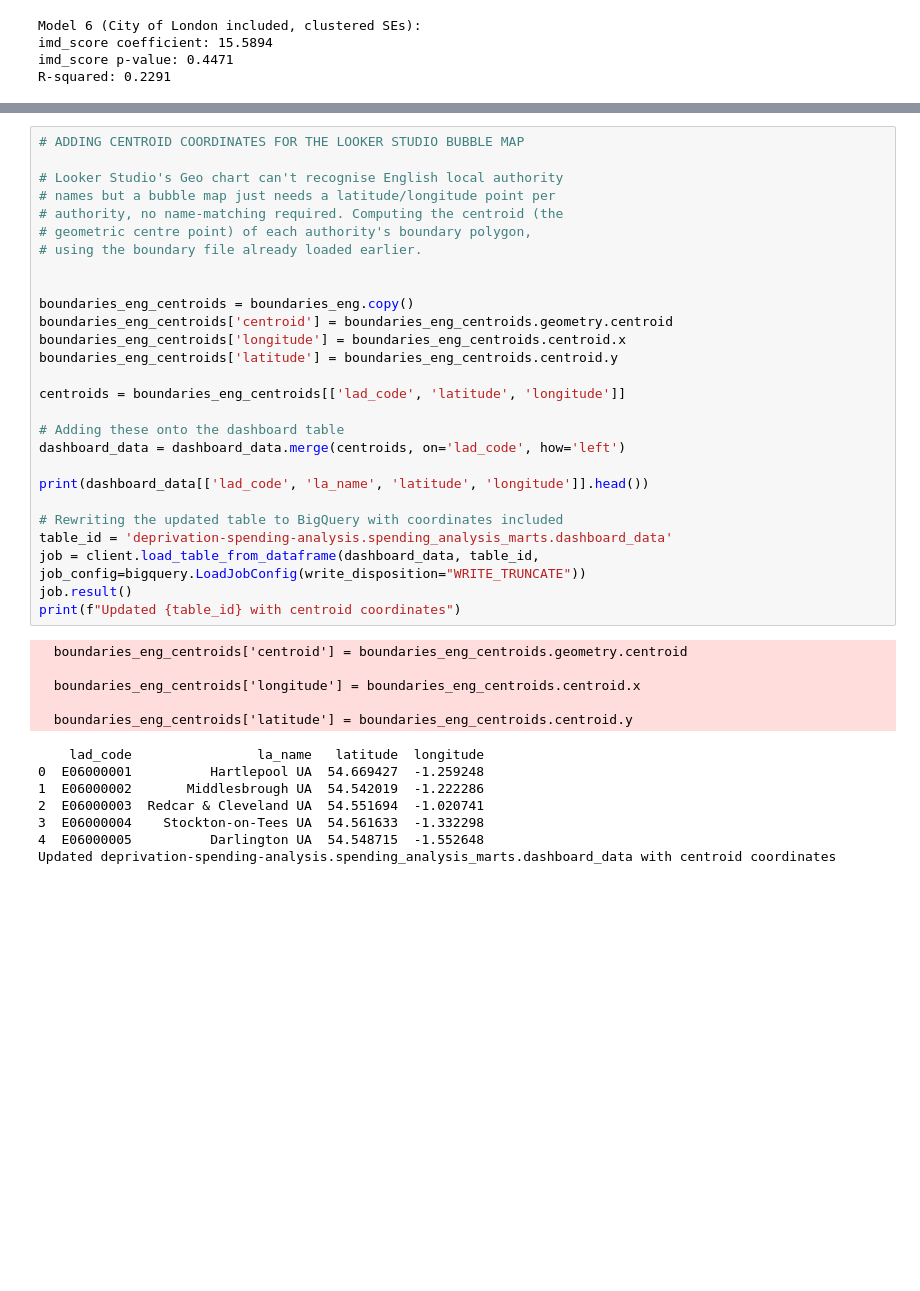
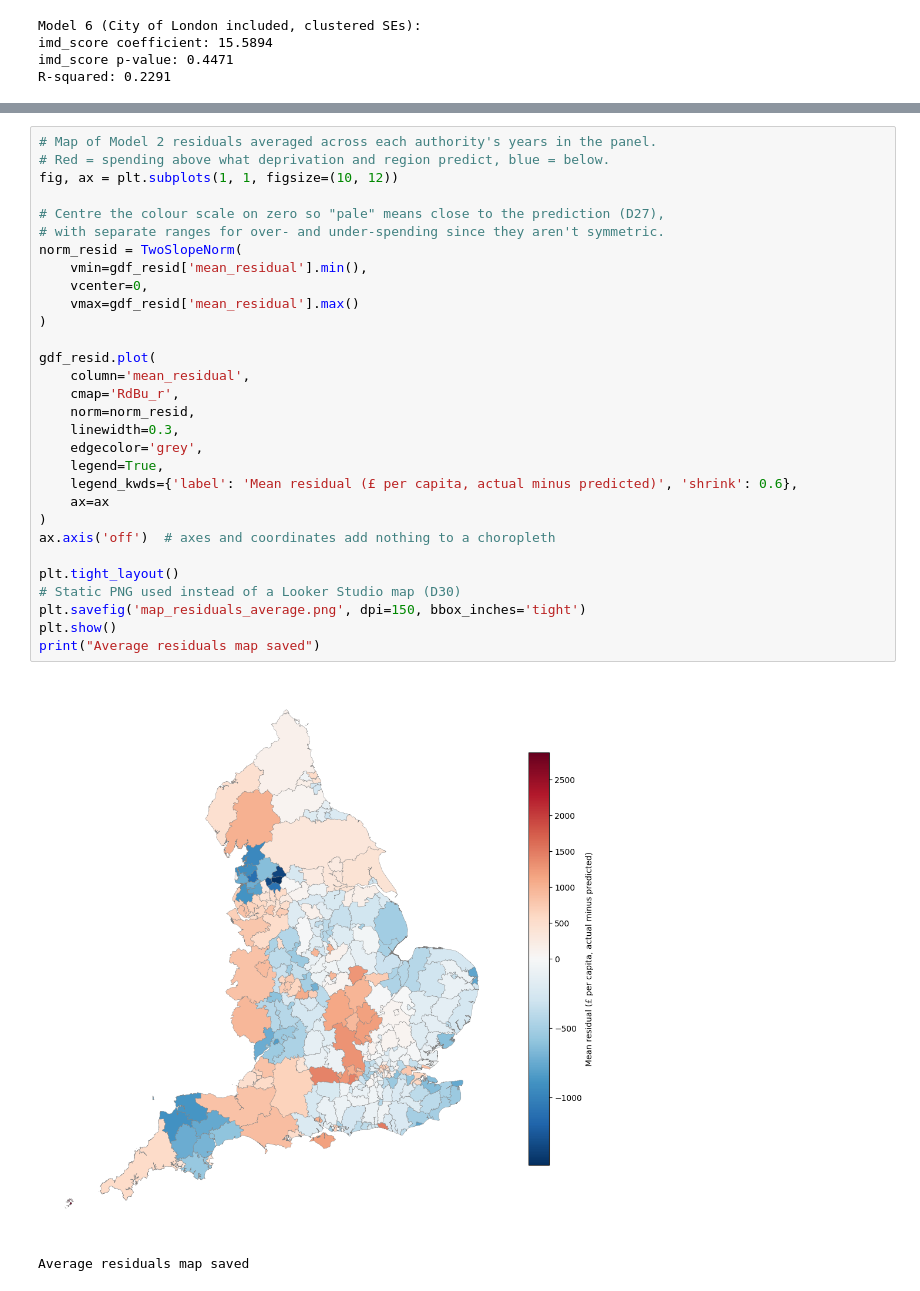
Before and after one commit to kleaa-hash/deprivation-spending-analysis, a Jupyter notebook: 02_analysis.ipynb, the cells around one changed output, grey strips where cells are left out. Drawn from its saved outputs; the diff is of its cells as text; blank space fills up the shorter version.

```diff
--- a/02_analysis.ipynb
+++ b/02_analysis.ipynb
@@ -1282,41 +1264,34 @@ Dashboard table: 291 rows
 Written to deprivation-spending-analysis.spending_analysis_marts.dashboard_data
-# %%
-# ADDING CENTROID COORDINATES FOR THE LOOKER STUDIO BUBBLE MAP
-
-# Looker Studio's Geo chart can't recognise English local authority
-# names but a bubble map just needs a latitude/longitude point per
-# authority, no name-matching required. Computing the centroid (the
-# geometric centre point) of each authority's boundary polygon,
-# using the boundary file already loaded earlier.
-
-
-boundaries_eng_centroids = boundaries_eng.copy()
-boundaries_eng_centroids['centroid'] = boundaries_eng_centroids.geometry.centroid
-boundaries_eng_centroids['longitude'] = boundaries_eng_centroids.centroid.x
-boundaries_eng_centroids['latitude'] = boundaries_eng_centroids.centroid.y
-
-centroids = boundaries_eng_centroids[['lad_code', 'latitude', 'longitude']]
-
-# Adding these onto the dashboard table
-dashboard_data = dashboard_data.merge(centroids, on='lad_code', how='left')
-
-print(dashboard_data[['lad_code', 'la_name', 'latitude', 'longitude']].head())
-
-# Rewriting the updated table to BigQuery with coordinates included
-table_id = 'deprivation-spending-analysis.spending_analysis_marts.dashboard_data'
-job = client.load_table_from_dataframe(dashboard_data, table_id, job_config=bigquery.LoadJobConfig(write_disposition="WRITE_TRUNCATE"))
-job.result()
-print(f"Updated {table_id} with centroid coordinates")
-# %% [output]
-  boundaries_eng_centroids['centroid'] = boundaries_eng_centroids.geometry.centroid
-
-  boundaries_eng_centroids['longitude'] = boundaries_eng_centroids.centroid.x
-
-  boundaries_eng_centroids['latitude'] = boundaries_eng_centroids.centroid.y
-    lad_code                la_name   latitude  longitude
-0  E06000001          Hartlepool UA  54.669427  -1.259248
-1  E06000002       Middlesbrough UA  54.542019  -1.222286
-2  E06000003  Redcar & Cleveland UA  54.551694  -1.020741
-3  E06000004    Stockton-on-Tees UA  54.561633  -1.332298
-4  E06000005          Darlington UA  54.548715  -1.552648
-Updated deprivation-spending-analysis.spending_analysis_marts.dashboard_data with centroid coordinates
+# %%
+# Map of Model 2 residuals averaged across each authority's years in the panel.
+# Red = spending above what deprivation and region predict, blue = below.
+fig, ax = plt.subplots(1, 1, figsize=(10, 12))
+
+# Centre the colour scale on zero so "pale" means close to the prediction (D27),
+# with separate ranges for over- and under-spending since they aren't symmetric.
+norm_resid = TwoSlopeNorm(
+    vmin=gdf_resid['mean_residual'].min(),
+    vcenter=0,
+    vmax=gdf_resid['mean_residual'].max()
+)
+
+gdf_resid.plot(
+    column='mean_residual',
+    cmap='RdBu_r',
+    norm=norm_resid,
+    linewidth=0.3,
+    edgecolor='grey',
+    legend=True,
+    legend_kwds={'label': 'Mean residual (£ per capita, actual minus predicted)', 'shrink': 0.6},
+    ax=ax
+)
+ax.axis('off')  # axes and coordinates add nothing to a choropleth
+
+plt.tight_layout()
+# Static PNG used instead of a Looker Studio map (D30)
+plt.savefig('map_residuals_average.png', dpi=150, bbox_inches='tight')
+plt.show()
+print("Average residuals map saved")
+# %% [output]
+[figure, added]
+Average residuals map saved
```
Also changed, not shown: parts of 40 cells of this notebook.
